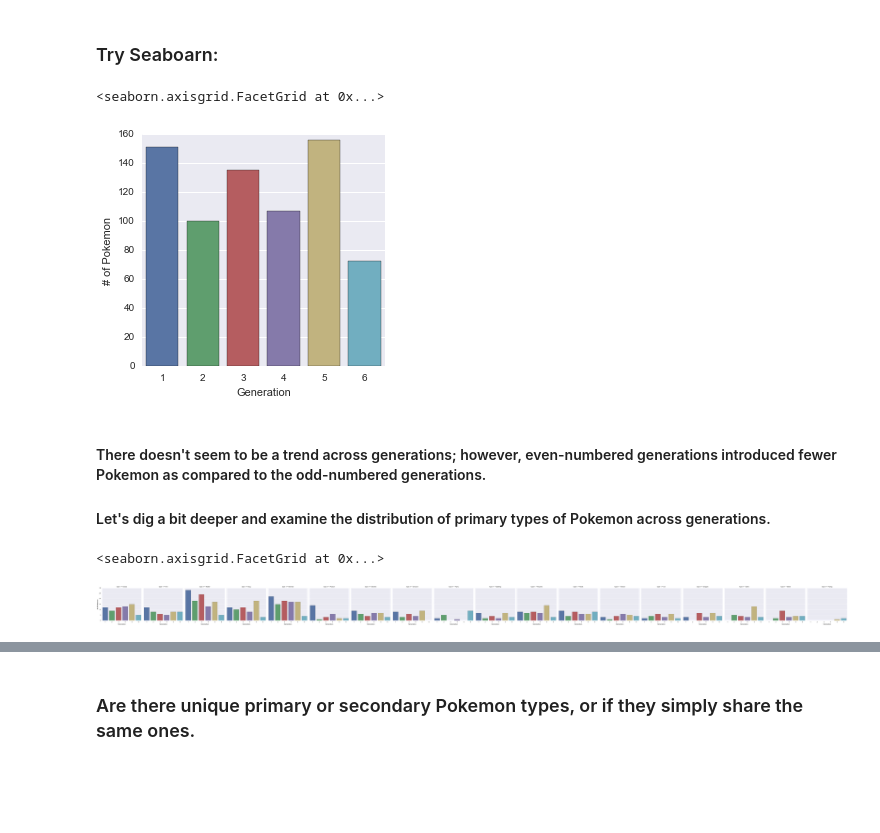
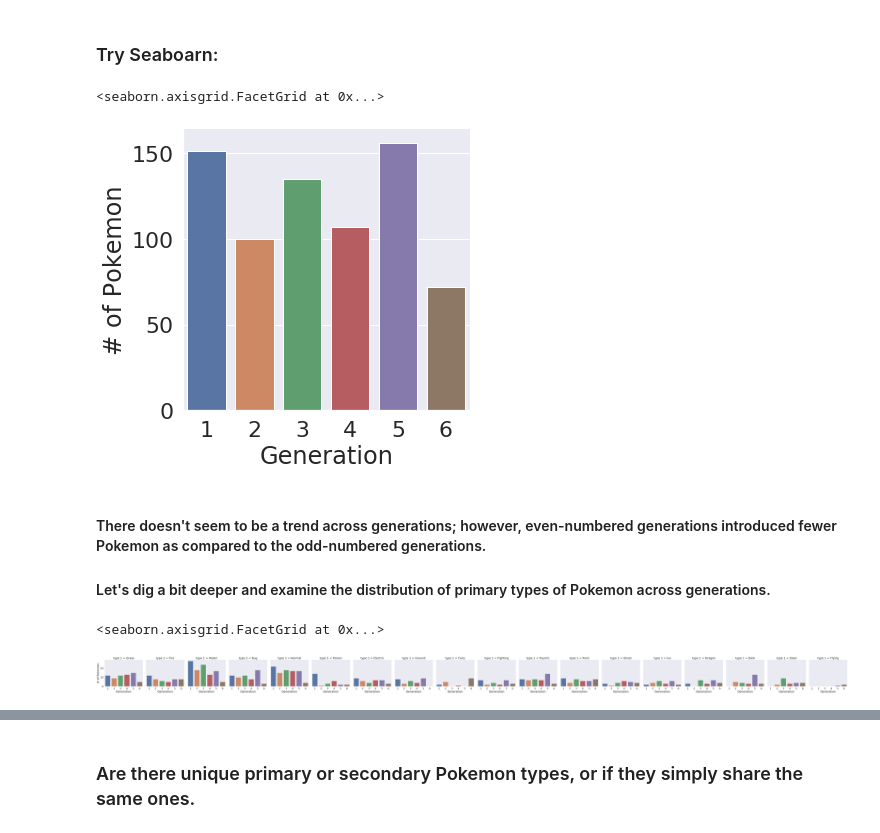
Before and after one commit to Heringer-Epson/Lantern, a Jupyter notebook: course_python/assignment_8/Session_8_assignment_Epson.ipynb, the cells around one changed output, grey strips where cells are left out. Cells and saved outputs as stored; diff of their text form; code cells hidden in the pictures; blank space fills up the shorter version.

```diff
--- a/course_python/assignment_8/Session_8_assignment_Epson.ipynb
+++ b/course_python/assignment_8/Session_8_assignment_Epson.ipynb
@@ -227,9 +175,8 @@ df.head()
 | 4 | 4 | Charmander | Fire | NaN | 309 | 39 | 52 | 43 | 60 | 50 | 65 | ... |
 # %%
 #Let's rename the # column to id, and convert all column labels to lower case.
-# use df.rename to rename the # column to id
-# use df.columns.str.lower() to convert all column labels to lower case
-# you should see:
+df.rename(columns={'#':'id'}, inplace=True)
+df.columns = df.columns.str.lower()
 df.head()
 # %% [output]
 |  | id | name | type 1 | type 2 | total | hp | attack | defense | sp. atk | sp. def | speed | ... |
@@ -251,8 +198,10 @@ df.head()
 | 8 | 6 | CharizardMega Charizard Y | Fire | Flying | 634 | 78 | 104 | 78 | 159 | 115 | 100 | ... |
 # %%
 # Lets exclude these duplicates in our analysis except for the first instance.
+df.drop_duplicates(subset=['id'], keep='first', inplace=True)
 
-# use df.drop_duplicates
-# you should see no duplictea anymore if you check :
+#Check that it worked.
+dupl_cond = df.duplicated('id', keep=False)
+df[dupl_cond].head()
 # %% [output]
 |  | id | name | type 1 | type 2 | total | hp | attack | defense | sp. atk | sp. def | speed | ... |
@@ -280,6 +223,12 @@ Name: type 2, dtype: object
 # %%
 # Fill the Nan values
+df['type 2'].fillna('None', inplace=True)
 # %%
 #The dataset contains both information regarding the identity and statistics of each Pokemon species; therefore,
 #let's separate these two observational units into separate tables: pokedex and statistics.
-# create pokedex with these columns: ['id', 'name', 'type 1', 'type 2', 'generation', 'legendary']
+cols_categorical = ['id', 'name', 'type 1', 'type 2', 'generation', 'legendary']
+cols_numerical = ['id', 'hp', 'attack', 'defense', 'sp. atk', 'sp. def', 'speed','total']
+
+pokedex = df[cols_categorical]
+poke_statistics = df[cols_numerical]
+pokedex.head()
@@ -334,17 +277,17 @@ import seaborn as sb
 # %%
-sb.factorplot(kind='count', data=pokedex, x='generation').set_axis_labels("Generation", "# of Pokemon")
+sns.catplot(kind='count', data=pokedex, x='generation').set_axis_labels("Generation", "# of Pokemon")
 # %% [output]
 <seaborn.axisgrid.FacetGrid at 0x...>
-[figure, old version]
+[figure, new version]
 # %% [markdown]
 #### There doesn't seem to be a trend across generations; however, even-numbered generations introduced fewer Pokemon as compared to the odd-numbered generations.
 
 #### Let's dig a bit deeper and examine the distribution of primary types of Pokemon across generations.
 # %%
-sb.factorplot(kind='count',
-              data=pokedex,
-              col='type 1',
-              x='generation').set_axis_labels("Generation", "# of Pokemon")
+sns.set(font_scale=2)
+sns.catplot(
+  kind='count', data=pokedex, col='type 1',
+  x='generation').set_axis_labels("Generation", "# of Pokemon")
 # %% [output]
 <seaborn.axisgrid.FacetGrid at 0x...>
-[figure, old version]
+[figure, new version]
```
Also changed, not shown: parts of 31 cells of this notebook, 14 other files.
